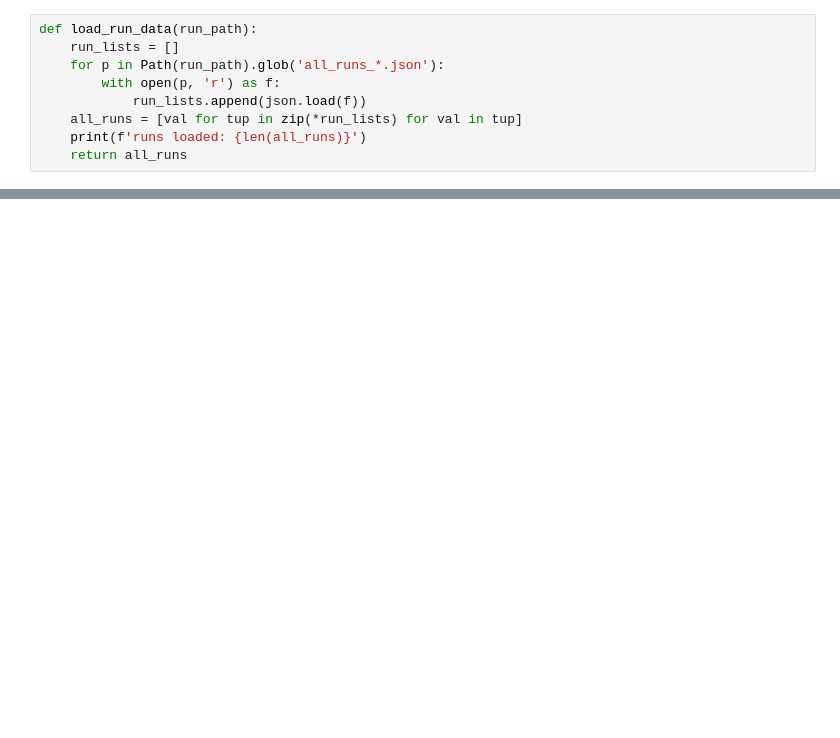
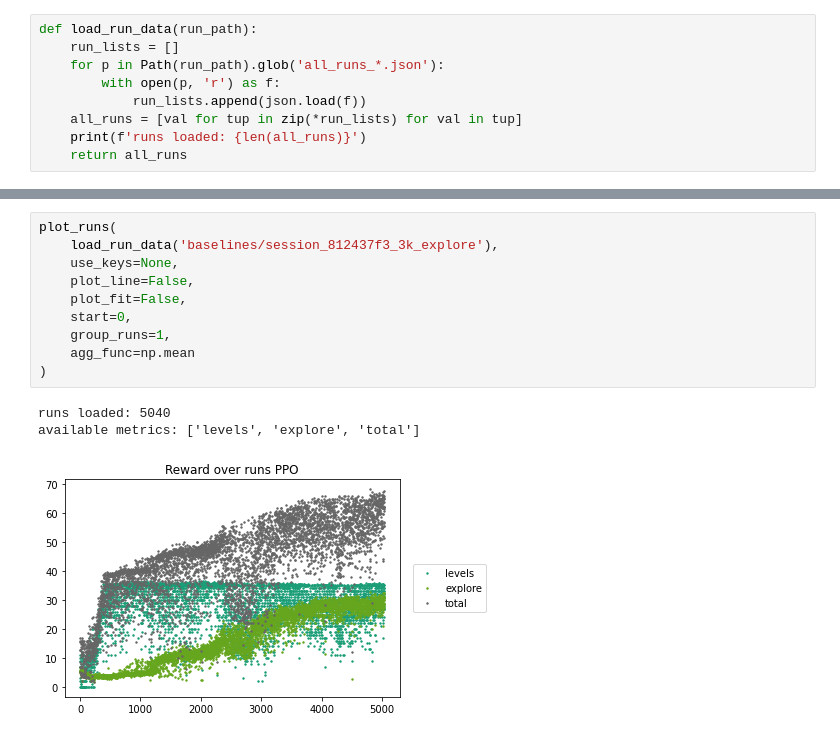
Before and after one commit to PWhiddy/PokemonRedExperiments, a Jupyter notebook: VisualizeProgress.ipynb, the cells around one changed output, grey strips where cells are left out. Saved outputs shown, nothing was run; the diff lists cells and outputs as text; blank space fills up the shorter version.

```diff
--- a/VisualizeProgress.ipynb
+++ b/VisualizeProgress.ipynb
@@ -89,0 +148,14 @@ available metrics: ['events', 'party_xp', 'levels', 'seen_poke', 'explore', 'tot
+# %%
+plot_runs(
+    load_run_data('baselines/session_812437f3_3k_explore'),
+    use_keys=None,
+    plot_line=False,
+    plot_fit=False,
+    start=0,
+    group_runs=1,
+    agg_func=np.mean
+)
+# %% [output]
+runs loaded: 5040
+available metrics: ['levels', 'explore', 'total']
+[figure, added]
```
Also changed, not shown: parts of 11 cells of this notebook.
